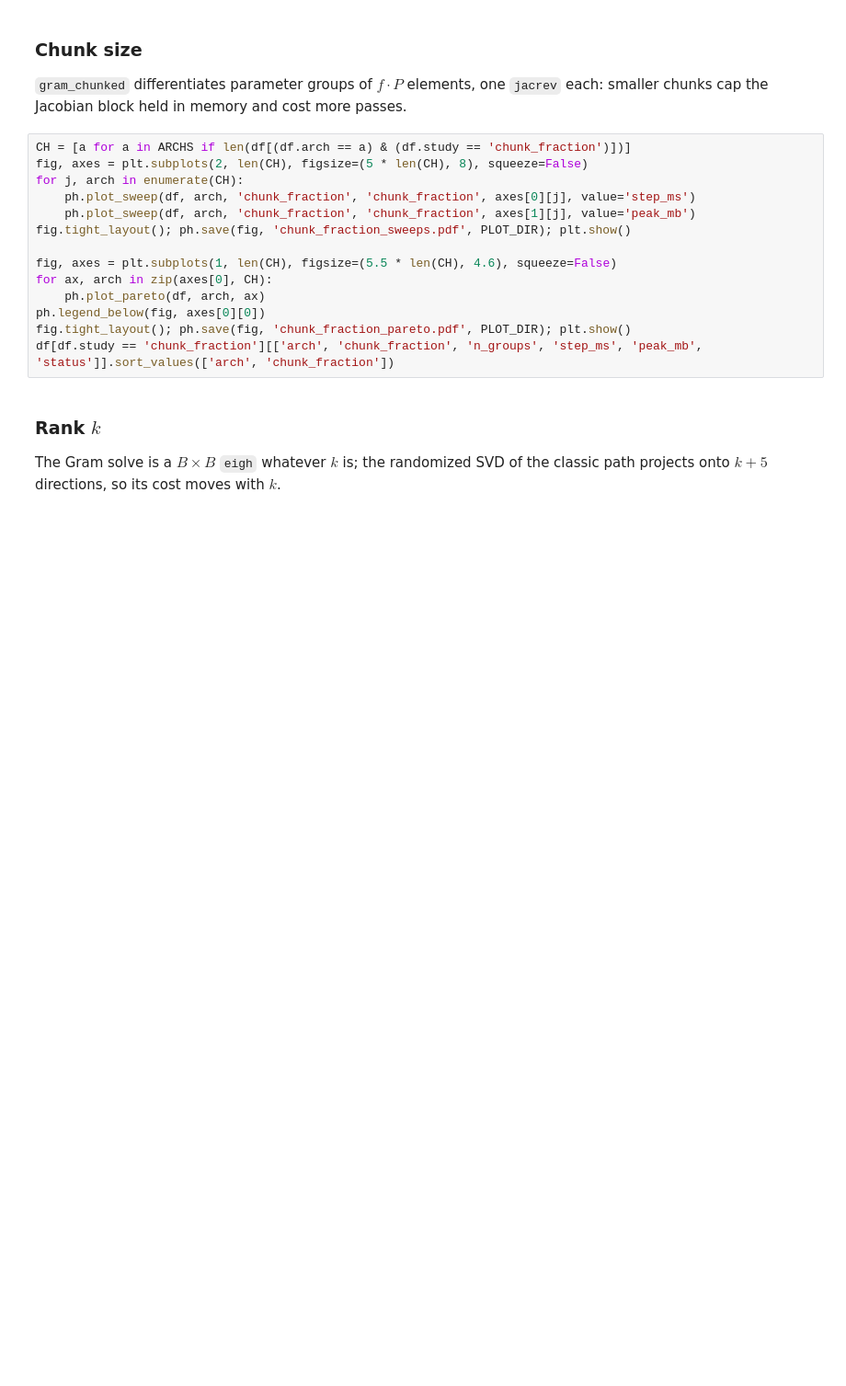
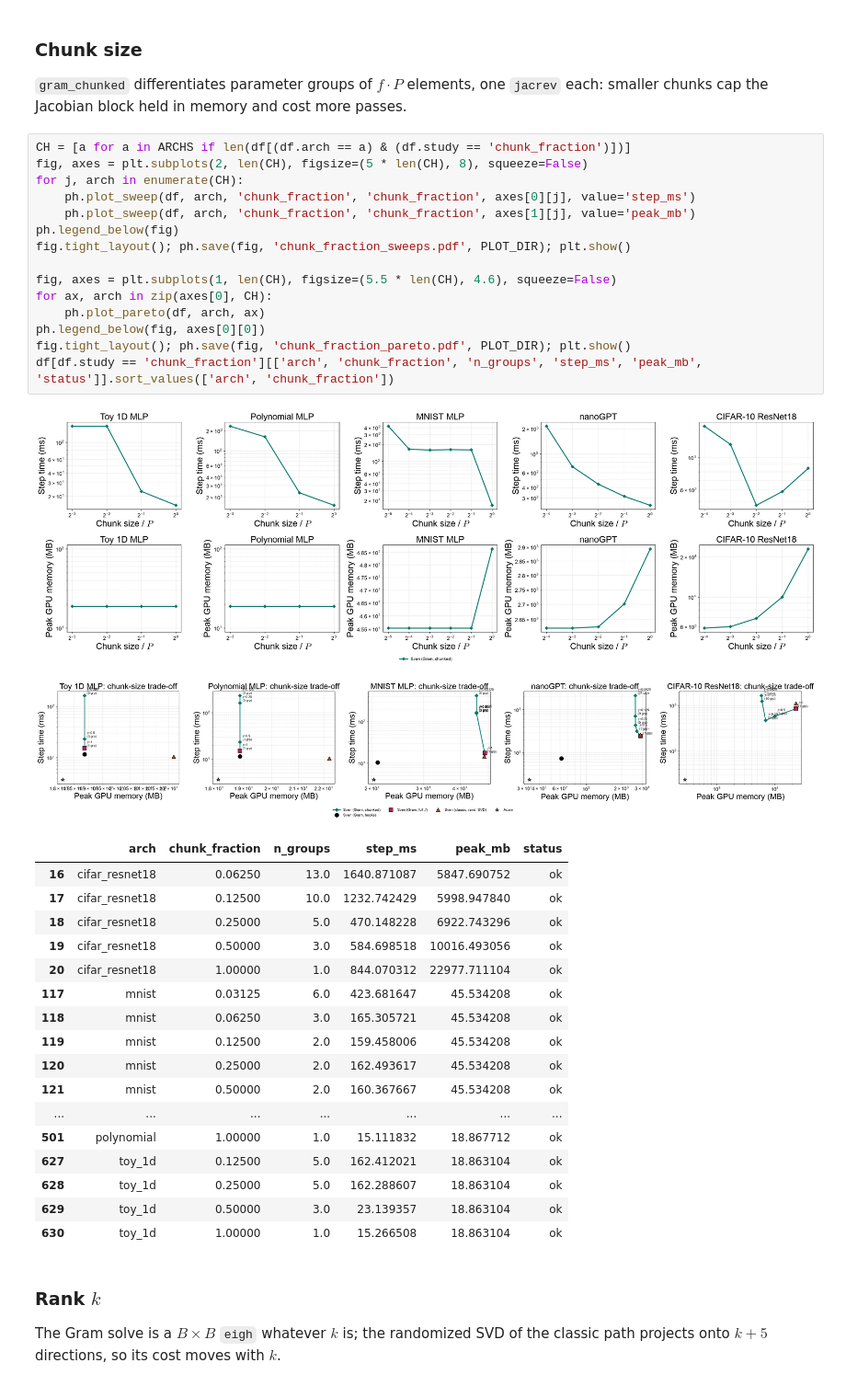
Before and after one commit to sambt/sven-experiments, a Jupyter notebook: analysis/profile_sven_backends.ipynb, the cells around one changed output. Shown at 92% size. Cells and saved outputs as stored; diff of their text form; blank space fills up the shorter version.

```diff
--- a/analysis/profile_sven_backends.ipynb
+++ b/analysis/profile_sven_backends.ipynb
@@ -28,17 +41,38 @@ for value, analytic, fname in [('step_ms', None, 'batchsize_step_time'), ('peak_
 # %%
 CH = [a for a in ARCHS if len(df[(df.arch == a) & (df.study == 'chunk_fraction')])]
 fig, axes = plt.subplots(2, len(CH), figsize=(5 * len(CH), 8), squeeze=False)
 for j, arch in enumerate(CH):
     ph.plot_sweep(df, arch, 'chunk_fraction', 'chunk_fraction', axes[0][j], value='step_ms')
     ph.plot_sweep(df, arch, 'chunk_fraction', 'chunk_fraction', axes[1][j], value='peak_mb')
+ph.legend_below(fig)
 fig.tight_layout(); ph.save(fig, 'chunk_fraction_sweeps.pdf', PLOT_DIR); plt.show()
 
 fig, axes = plt.subplots(1, len(CH), figsize=(5.5 * len(CH), 4.6), squeeze=False)
 for ax, arch in zip(axes[0], CH):
     ph.plot_pareto(df, arch, ax)
 ph.legend_below(fig, axes[0][0])
 fig.tight_layout(); ph.save(fig, 'chunk_fraction_pareto.pdf', PLOT_DIR); plt.show()
 df[df.study == 'chunk_fraction'][['arch', 'chunk_fraction', 'n_groups', 'step_ms', 'peak_mb', 'status']].sort_values(['arch', 'chunk_fraction'])
+# %% [output]
+[figure, added]
+[figure, added]
+|  | arch | chunk_fraction | n_groups | step_ms | peak_mb | status |
+| 16 | cifar_resnet18 | 0.06250 | 13.0 | 1640.871087 | 5847.690752 | ok |
+| 17 | cifar_resnet18 | 0.12500 | 10.0 | 1232.742429 | 5998.947840 | ok |
+| 18 | cifar_resnet18 | 0.25000 | 5.0 | 470.148228 | 6922.743296 | ok |
+| 19 | cifar_resnet18 | 0.50000 | 3.0 | 584.698518 | 10016.493056 | ok |
+| 20 | cifar_resnet18 | 1.00000 | 1.0 | 844.070312 | 22977.711104 | ok |
+| 117 | mnist | 0.03125 | 6.0 | 423.681647 | 45.534208 | ok |
+| 118 | mnist | 0.06250 | 3.0 | 165.305721 | 45.534208 | ok |
+| 119 | mnist | 0.12500 | 2.0 | 159.458006 | 45.534208 | ok |
+| 120 | mnist | 0.25000 | 2.0 | 162.493617 | 45.534208 | ok |
+| 121 | mnist | 0.50000 | 2.0 | 160.367667 | 45.534208 | ok |
+| ... | ... | ... | ... | ... | ... | ... |
+| 501 | polynomial | 1.00000 | 1.0 | 15.111832 | 18.867712 | ok |
+| 627 | toy_1d | 0.12500 | 5.0 | 162.412021 | 18.863104 | ok |
+| 628 | toy_1d | 0.25000 | 5.0 | 162.288607 | 18.863104 | ok |
+| 629 | toy_1d | 0.50000 | 3.0 | 23.139357 | 18.863104 | ok |
+| 630 | toy_1d | 1.00000 | 1.0 | 15.266508 | 18.863104 | ok |
 # %% [markdown]
 ### Rank $k$
 The Gram solve is a $B\times B$ `eigh` whatever $k$ is; the randomized SVD of the classic path projects onto $k+5$ directions, so its cost moves with $k$.
```
Also changed, not shown: parts of 4 cells of this notebook, 26 other files.
